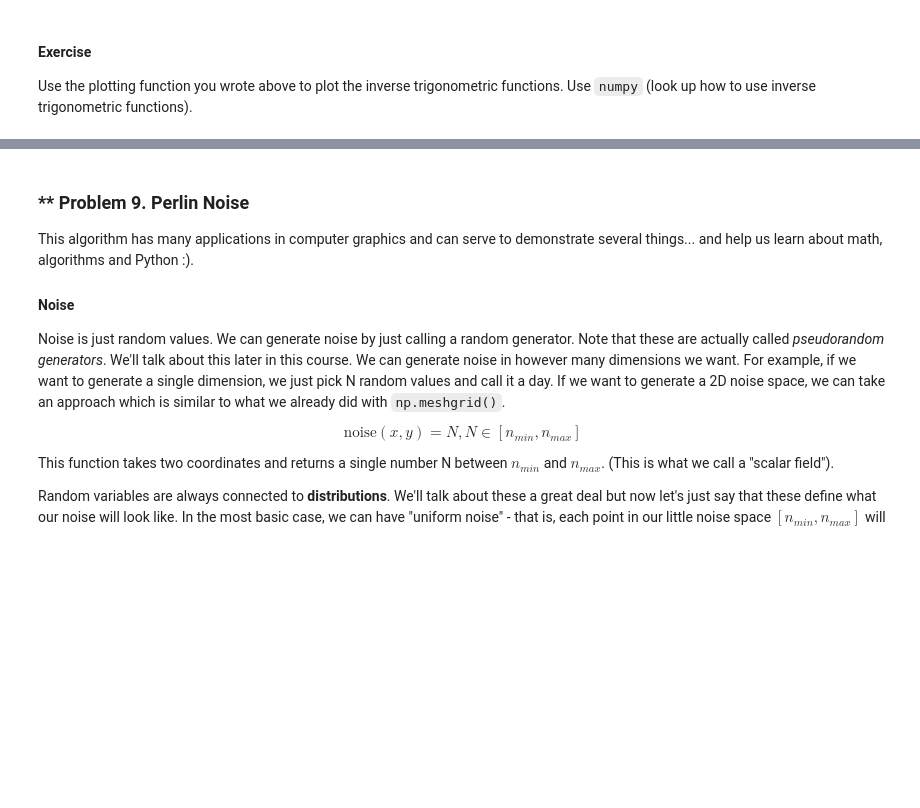
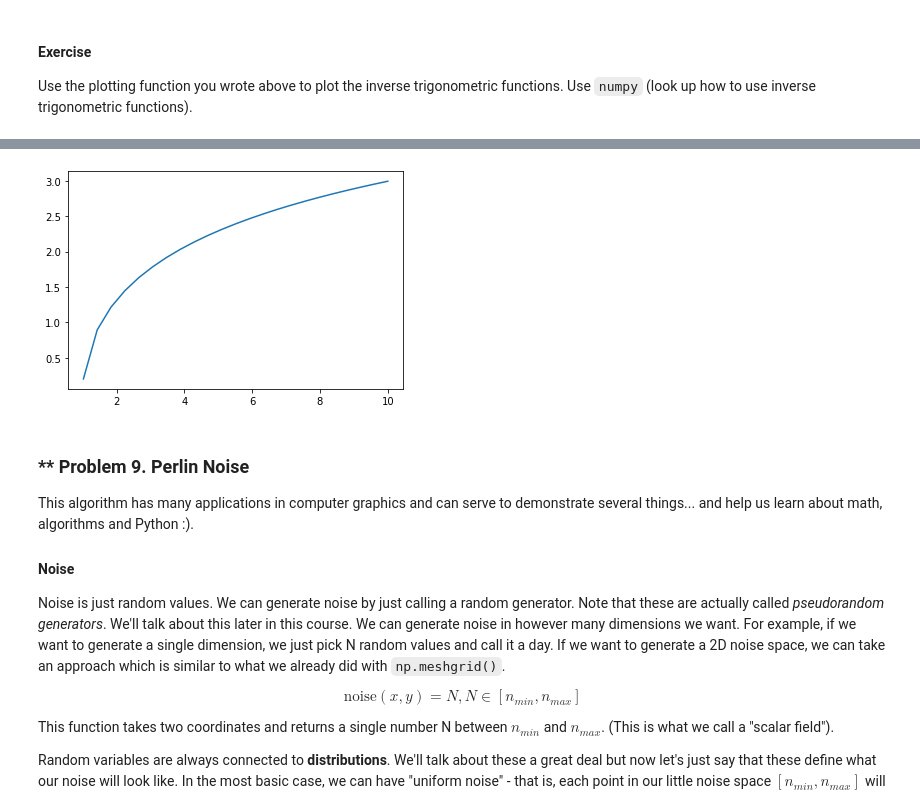
Before and after one commit to LuGeorgiev/Python-SoftUni, a Jupyter notebook: MathConceptsForDevelopers/01.InitialExcercise/High-School Maths Exercise.ipynb, the cells around one changed output, grey strips where cells are left out. Cells and saved outputs as stored; diff of their text form; code cells hidden in the pictures; blank space fills up the shorter version.

```diff
--- a/MathConceptsForDevelopers/01.InitialExcercise/High-School Maths Exercise.ipynb
+++ b/MathConceptsForDevelopers/01.InitialExcercise/High-School Maths Exercise.ipynb
@@ -528,3 +545,9 @@ Use the plotting function you wrote above to plot the inverse trigonometric func
+# %%
+x = np.linspace(-10, 10)
+plt.plot(x, np.arccosh(x))
+plt.show()
+# %% [output]
+[figure, added]
 # %% [markdown]
 ### ** Problem 9. Perlin Noise
 This algorithm has many applications in computer graphics and can serve to demonstrate several things... and help us learn about math, algorithms and Python :).
```
Also changed, not shown: parts of 10 cells of this notebook.
